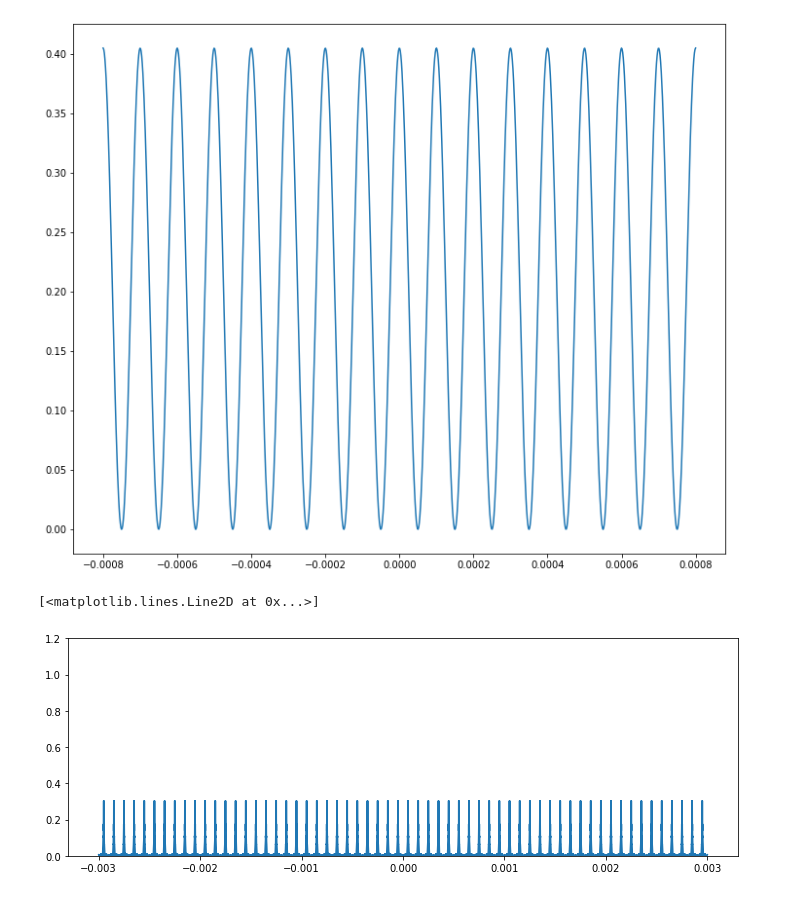
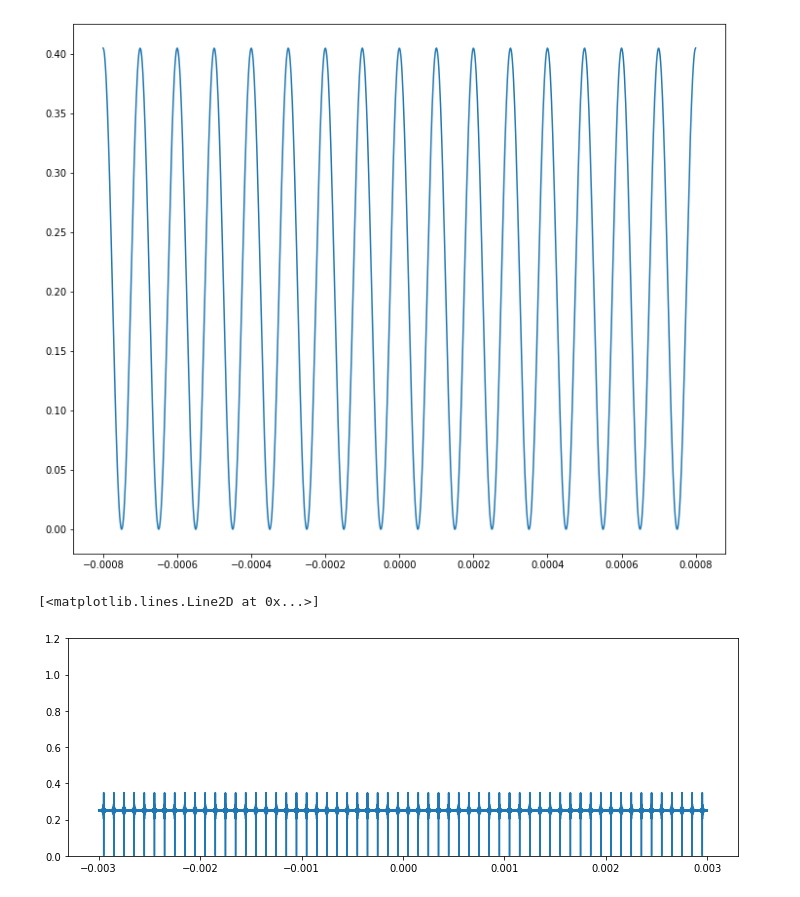
Before and after one commit to Elliot-Wadge/Phys-332W-SF, a Jupyter notebook: prelab/Elliot_prelab2.ipynb, the cells around one changed output. Drawn from its saved outputs; the diff is of its cells as text; code cells hidden in the pictures.

```diff
--- a/prelab/Elliot_prelab2.ipynb
+++ b/prelab/Elliot_prelab2.ipynb
@@ -97,16 +97,16 @@ plt.plot(xspace,yspace)
 # %%
 a = 0.2e-3
 x_min = -15*a
 x_max = 15*a
 xspace = np.linspace(x_min,x_max,100000)
-yspace = intensity(xspace,a,1,N=101, modifier = {'0' : 0, '1': 0, '-1': 0, '-3':0, '3':0})
+yspace = intensity(xspace,a,1,N=101, modifier = {'0' : 0})
 
 fig = plt.figure(figsize = (12,4))
 plt.ylim(0,1.2)
 plt.plot(xspace,yspace)
 # %% [output]
 [<matplotlib.lines.Line2D at 0x...>]
-[figure, old version]
+[figure, new version]
 # %% [markdown]
 <a style='text-decoration:none;line-height:16px;display:flex;color:#5B5B62;padding:10px;justify-content:end;' href='https://deepnote.com?utm_source=created-in-deepnote-cell&projectId=d5fa1824-1bb4-43c9-8e7a-6904bae8e065' target="_blank">
 <img alt='Created in deepnote.com' style='display:inline;max-height:16px;margin:0px;margin-right:7.5px;' src='embedded-picture-1' > </img>
```
Also changed, not shown: 18 other files.
